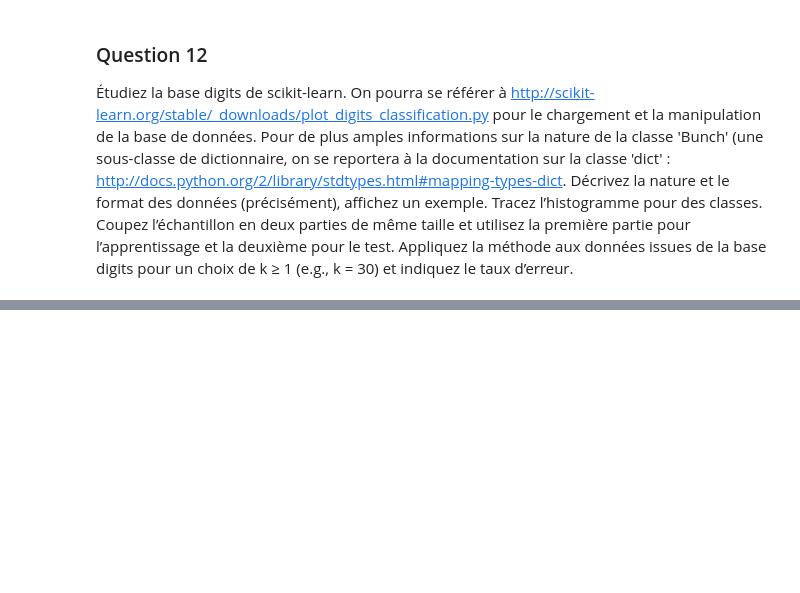
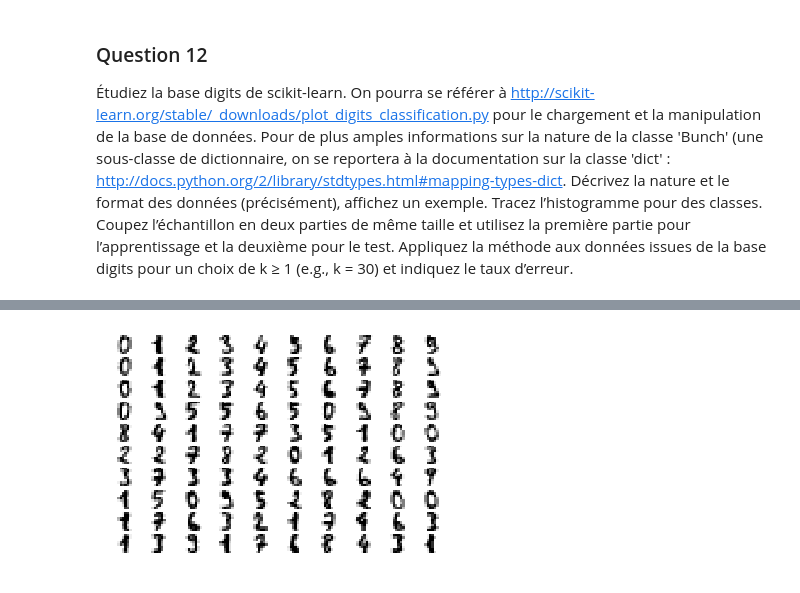
Before and after one commit to tbinetruy/Telecom-MDI-343, a Jupyter notebook: TP2/TP2.ipynb, the cells around one changed output, grey strips where cells are left out. Saved outputs shown, nothing was run; the diff lists cells and outputs as text; code cells hidden in the pictures; blank space fills up the shorter version.

```diff
--- a/TP2/TP2.ipynb
+++ b/TP2/TP2.ipynb
@@ -371,0 +415,7 @@ Cenpendant nous avons aussi vu lors sur les graphiques de la question précéden
+# %%
+for index, (image, label) in enumerate(images_and_labels[:100]):
+    plt.subplot(10, 10, index + 1)
+    plt.axis('off')
+    plt.imshow(image, cmap=plt.cm.gray_r, interpolation='nearest')
+# %% [output]
+[figure, added]
```
Also changed, not shown: parts of 24 cells of this notebook.
